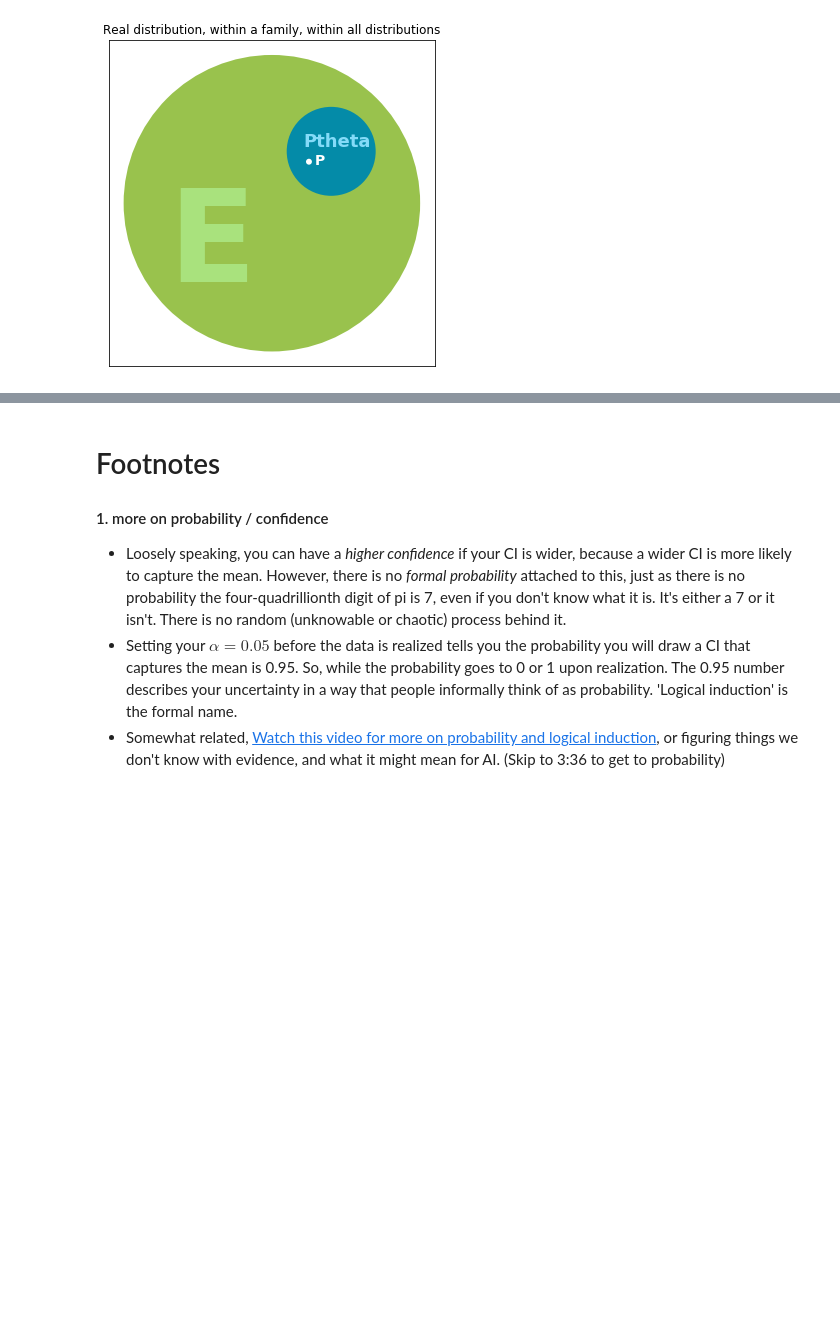
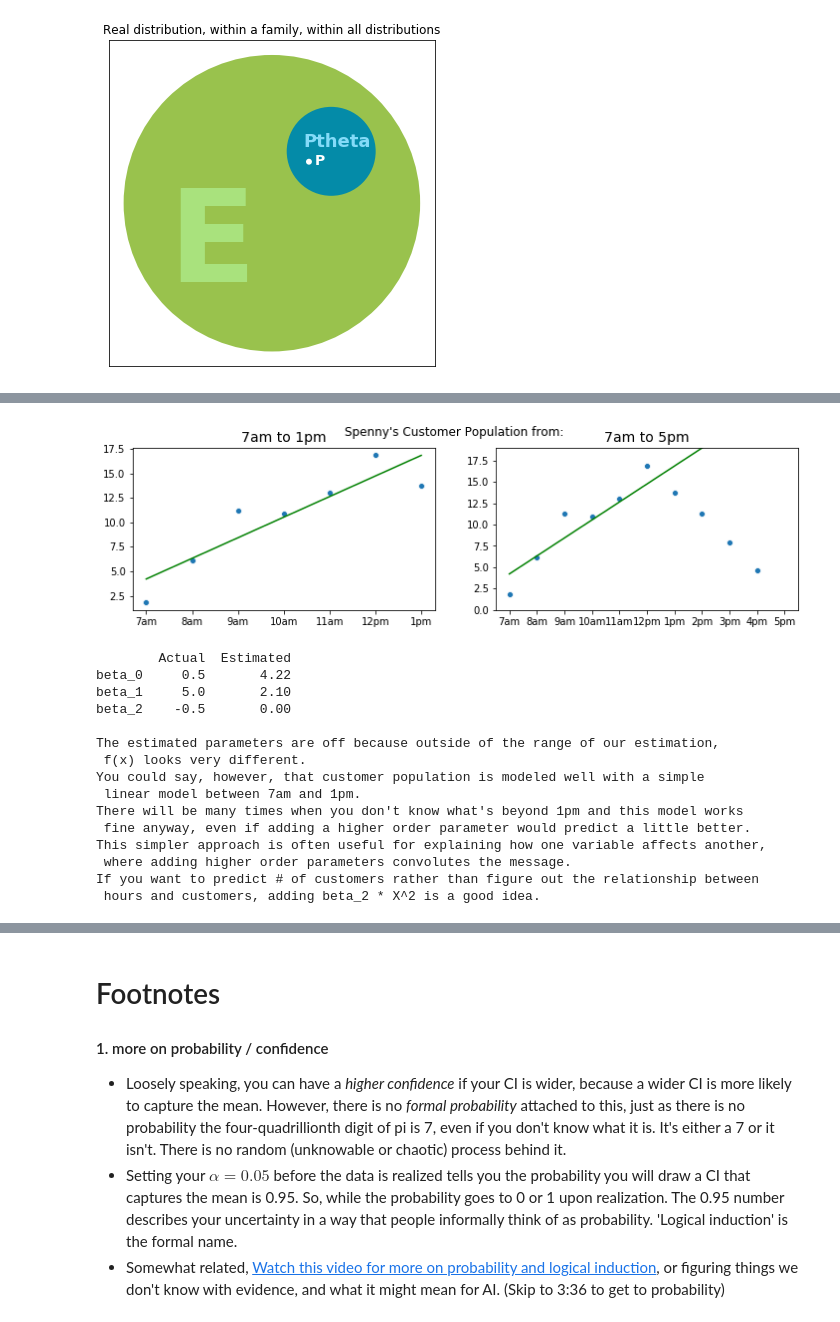
Before and after one commit to TraceMyers/mitx-stats-notes, a Jupyter notebook: Unit 2 Notes.ipynb, the cells around one changed output, grey strips where cells are left out. Cells and saved outputs as stored; diff of their text form; code cells hidden in the pictures; blank space fills up the shorter version.

```diff
--- a/Unit 2 Notes.ipynb
+++ b/Unit 2 Notes.ipynb
@@ -186,0 +207,66 @@ plt.show()
+# %%
+# I'm not 100% clear on the concept of linear regression presented above, but my sim here
+# represents linear regression in a form.
+
+# X from 0 to 10 represents hours 7am to 5pm, open to close. (weird hours, sure)
+X = np.arange(0, 11, 1)
+
+# unknown parameters
+beta_0 = 0.5
+beta_1 = 5
+# beta_2 is an unknown parameter that gives a slight curve, but we're ignoring because this domain
+# of X has f(X) modeled well enough linearly
+beta_2 = -0.5
+
+# I usually simulate error with a variance > 1. I'm not sure why class slides have N(0, 1) for error,
+# but that will probably be explained later in class.
+error = np.random.normal(0, 2, 11)
+Y = beta_0 + beta_1 * X + beta_2 * X**2 + error
+
+# This is a closed form solution to finding beta_1 and beta_0 without bias
+# in our desired estimation domain 7am to 1pm
+est_beta_1 = np.sum((X[:7] - np.mean(X[:7])) * (Y[:7] - np.mean(Y[:7]))) / np.sum((X[:7] - np.mean(X[:7]))**2)
+est_beta_0 = np.mean(Y[:7]) - est_beta_1 * np.mean(X[:7])
+
+figure(figsize=(12,3))
+plt.suptitle('Spenny\'s Customer Population from:')
+plt.subplot(1, 2, 1)
+plt.title('7am to 1pm', fontsize=14)
+sns.scatterplot(X[:7], Y[:7])
+sns.lineplot(X[:7], est_beta_0 + est_beta_1 * X[:7], color='green')
+plt.xticks(X[:7], ['7am', '8am', '9am', '10am', '11am', '12pm', '1pm'])
+
+plt.subplot(1, 2, 2)
+plt.title('7am to 5pm', fontsize=14)
+sns.scatterplot(X, Y)
+sns.lineplot(X, est_beta_0 + est_beta_1 * X, color='green')
+plt.xticks(X, ['7am', '8am', '9am', '10am', '11am', '12pm', '1pm', '2pm', '3pm', '4pm', '5pm'])
+plt.ylim(0, 19)
+plt.show()
+
+table = pd.DataFrame(
+    {'Actual': [beta_0, beta_1, beta_2], 'Estimated': [round(est_beta_0,2), round(est_beta_1,2), 0]})
+table.rename(index={0:'beta_0', 1:'beta_1', 2:'beta_2'}, inplace=True)
+print(table)
+print('\nThe estimated parameters are off because outside of the range of our estimation,\n f(x) looks very different.')
+print('You could say, however, that customer population is modeled well with a simple\n linear model between 7am and 1pm.')
+print('There will be many times when you don\'t know what\'s beyond 1pm and this model works\n fine anyway, even if adding a higher order parameter would predict a little better.')
+print('This simpler approach is often useful for explaining how one variable affects another,\n where adding higher order parameters convolutes the message.')
+print('If you want to predict # of customers rather than figure out the relationship between\n hours and customers, adding beta_2 * X^2 is a good idea.')
+# %% [output]
+[figure, added]
+        Actual  Estimated
+beta_0     0.5       4.22
+beta_1     5.0       2.10
+beta_2    -0.5       0.00
+
+The estimated parameters are off because outside of the range of our estimation,
+ f(x) looks very different.
+You could say, however, that customer population is modeled well with a simple
+ linear model between 7am and 1pm.
+There will be many times when you don't know what's beyond 1pm and this model works
+ fine anyway, even if adding a higher order parameter would predict a little better.
+This simpler approach is often useful for explaining how one variable affects another,
+ where adding higher order parameters convolutes the message.
+If you want to predict # of customers rather than figure out the relationship between
+ hours and customers, adding beta_2 * X^2 is a good idea.
```
Also changed, not shown: parts of 6 cells of this notebook.
